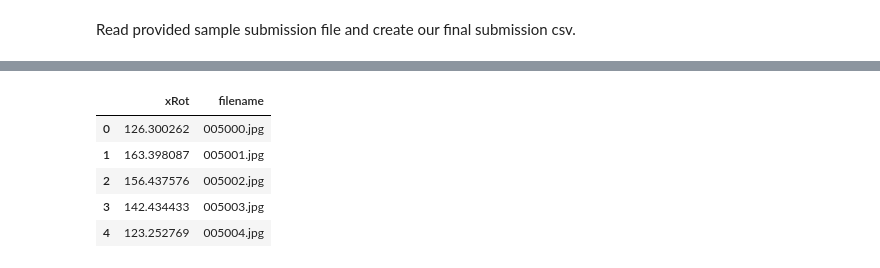
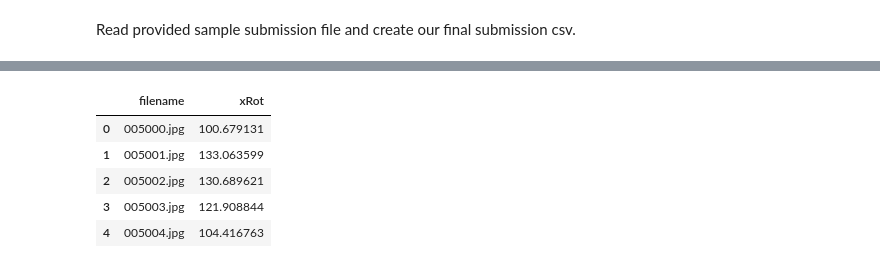
Before and after one commit to SagarRathod-TomTom/deep-ml, a Jupyter notebook: examples/Image_Regression_Example.ipynb, the cells around one changed output, grey strips where cells are left out. Saved outputs shown, nothing was run; the diff lists cells and outputs as text; code cells hidden in the pictures.

```diff
--- a/examples/Image_Regression_Example.ipynb
+++ b/examples/Image_Regression_Example.ipynb
@@ -122,15 +122,16 @@ model.fc = torch.nn.Linear(in_features=512, out_features=1, bias=True)
 # %% [markdown]
 Choose loss function, optimizer and create **deepml.train.Learner** object.
 # %%
+from deepml.predict import ImageRegression
+from deepml.train import Learner
 from deepml.losses import RMSELoss
-from torch.nn import MSELoss
-from deepml.train import Learner
-
-criterion = RMSELoss()
-optimizer = torch.optim.Adam(model.parameters(), lr=0.0001)
 
 work_dir = 'resnet18'
-learner = Learner(model, optimizer, work_dir, use_gpu=True)
+regression = ImageRegression(model, work_dir)
+optimizer = torch.optim.Adam(model.parameters(), lr=0.0001)
+criterion = RMSELoss()
+
+learner = Learner(regression, optimizer, criterion)
 # %% [markdown]
 **deepml** logs its training and validation metrics into tensorboard while model learns from the data. You can also visualize random training images and model prediction in tensorboard/Images section.
 # %%
@@ -147,10 +148,12 @@ Reusing TensorBoard on port 6006 (pid 27284), started 0:00:56 ago. (Use '!kill 2
 # %% [markdown]
 Let's fit the learner on train loader and use tensorboard to monitor training progress
 # %%
-# Here, we are passing inverse transform to see those images on tensorboard
+from torch.nn import MSELoss
 
-#metrics to evaluate
+# metrics to evaluate
 metrics = [("mse", MSELoss())]
 
-learner.fit(criterion, train_loader, val_loader, epochs=2, image_inverse_transform=inverse_transform, metrics=metrics)
+# Here, we are passing inverse transform to see those images on tensorboard
+learner.fit(train_loader, val_loader, epochs=5, image_inverse_transform=inverse_transform,
+            metrics=metrics)
 # %% [output]
@@ -161,5 +170,4 @@ Saving best validation model.
 # %%
 # Train for more epochs
-
-learner.fit(criterion, train_loader, val_loader, epochs=2, image_inverse_transform=inverse_transform, metrics=metrics)
+learner.fit(train_loader, val_loader, epochs=2, image_inverse_transform=inverse_transform, metrics=metrics)
 # %% [output]
@@ -202,14 +200,16 @@ submission.head()
+# %%
+submission = pd.DataFrame(columns=['filename', 'xRot'])
 # %%
-submission['xRot'] = test_predictions.numpy()
+submission['xRot'] = np.squeeze(test_predictions.numpy())
 submission['filename'] = filenames
 
 submission.head()
 # %% [output]
-|  | xRot | filename |
-| 0 | 126.300262 | 005000.jpg |
-| 1 | 163.398087 | 005001.jpg |
-| 2 | 156.437576 | 005002.jpg |
-| 3 | 142.434433 | 005003.jpg |
-| 4 | 123.252769 | 005004.jpg |
+|  | filename | xRot |
+| 0 | 005000.jpg | 100.679131 |
+| 1 | 005001.jpg | 133.063599 |
+| 2 | 005002.jpg | 130.689621 |
+| 3 | 005003.jpg | 121.908844 |
+| 4 | 005004.jpg | 104.416763 |
 # %%
 submission.to_csv('submission.csv', index=False)
```
Also changed, not shown: parts of 8 cells of this notebook, 5 other files.
